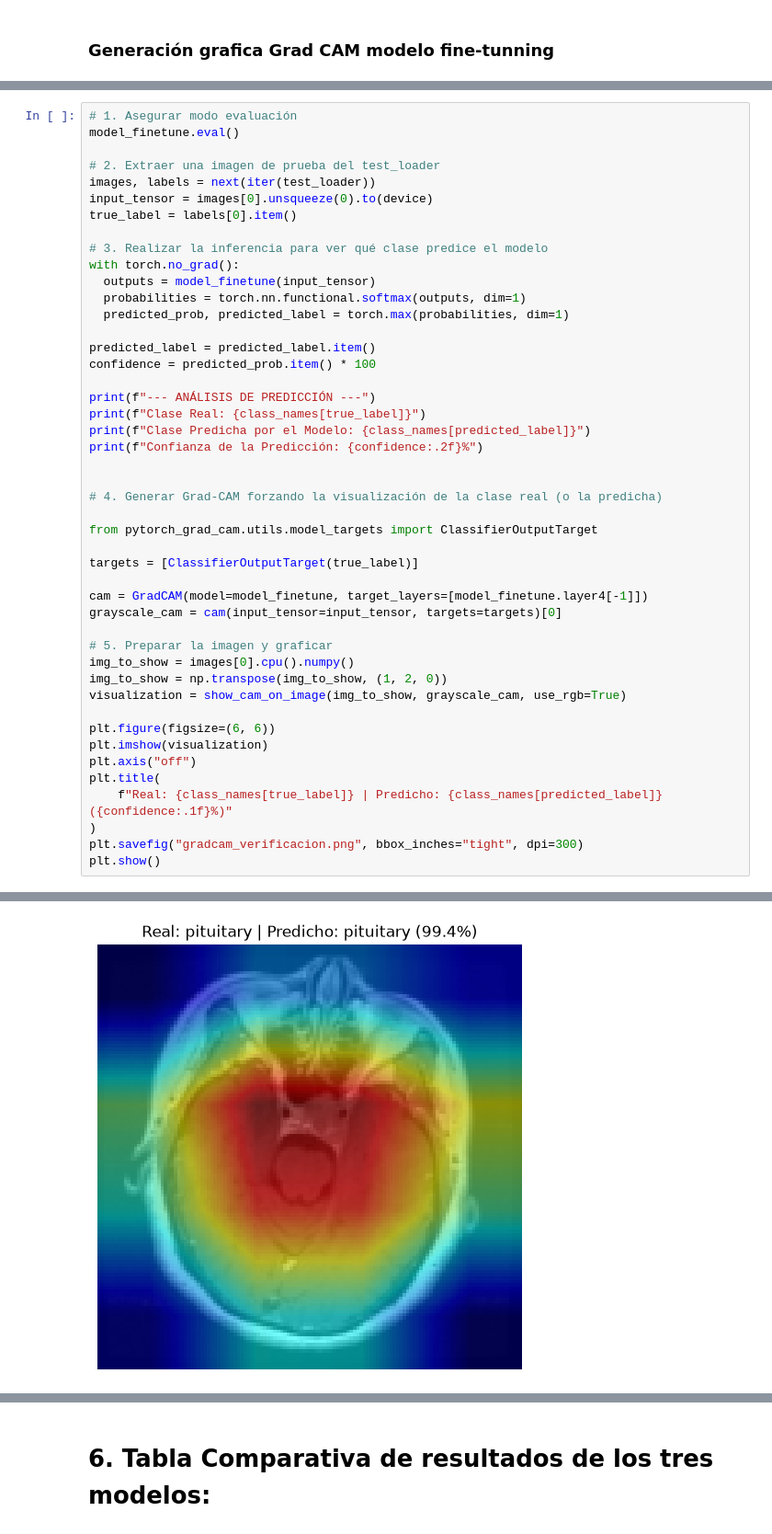
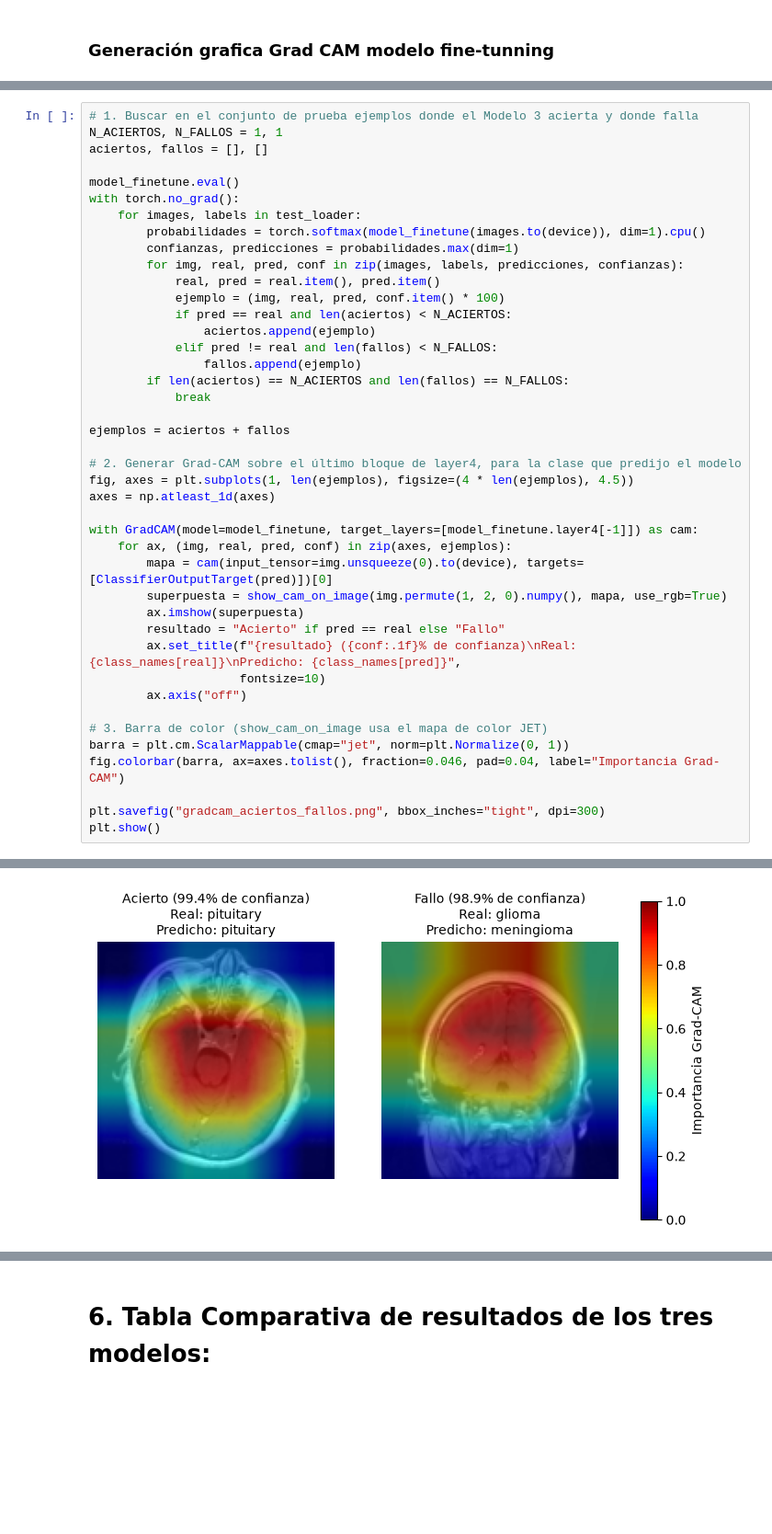
Before and after one commit to margomeza16/deep_leraning, a Jupyter notebook: MiniProyecto1.ipynb, the cells around one changed output, grey strips where cells are left out. Shown at 92% size. Cells and saved outputs as stored; diff of their text form; blank space fills up the shorter version.

Commit message:
feat: ajustes main.tex, coherencia en metodologia, correccion de valores en conclusiones, imagenes.

```diff
--- a/MiniProyecto1.ipynb
+++ b/MiniProyecto1.ipynb
@@ -974,47 +976,43 @@ weighted avg       0.96      0.96      0.96      1054
 # %%
-# 1. Asegurar modo evaluación
+# 1. Buscar en el conjunto de prueba ejemplos donde el Modelo 3 acierta y donde falla
+N_ACIERTOS, N_FALLOS = 1, 1
+aciertos, fallos = [], []
+
 model_finetune.eval()
+with torch.no_grad():
+    for images, labels in test_loader:
+        probabilidades = torch.softmax(model_finetune(images.to(device)), dim=1).cpu()
+        confianzas, predicciones = probabilidades.max(dim=1)
+        for img, real, pred, conf in zip(images, labels, predicciones, confianzas):
+            real, pred = real.item(), pred.item()
+            ejemplo = (img, real, pred, conf.item() * 100)
+            if pred == real and len(aciertos) < N_ACIERTOS:
+                aciertos.append(ejemplo)
+            elif pred != real and len(fallos) < N_FALLOS:
+                fallos.append(ejemplo)
+        if len(aciertos) == N_ACIERTOS and len(fallos) == N_FALLOS:
+            break
 
-# 2. Extraer una imagen de prueba del test_loader
-images, labels = next(iter(test_loader))
-input_tensor = images[0].unsqueeze(0).to(device)
-true_label = labels[0].item()
+ejemplos = aciertos + fallos
 
-# 3. Realizar la inferencia para ver qué clase predice el modelo
-with torch.no_grad():
-  outputs = model_finetune(input_tensor)
-  probabilities = torch.nn.functional.softmax(outputs, dim=1)
-  predicted_prob, predicted_label = torch.max(probabilities, dim=1)
+# 2. Generar Grad-CAM sobre el último bloque de layer4, para la clase que predijo el modelo
+fig, axes = plt.subplots(1, len(ejemplos), figsize=(4 * len(ejemplos), 4.5))
+axes = np.atleast_1d(axes)
 
-predicted_label = predicted_label.item()
-confidence = predicted_prob.item() * 100
+with GradCAM(model=model_finetune, target_layers=[model_finetune.layer4[-1]]) as cam:
+    for ax, (img, real, pred, conf) in zip(axes, ejemplos):
+        mapa = cam(input_tensor=img.unsqueeze(0).to(device), targets=[ClassifierOutputTarget(pred)])[0]
+        superpuesta = show_cam_on_image(img.permute(1, 2, 0).numpy(), mapa, use_rgb=True)
+        ax.imshow(superpuesta)
+        resultado = "Acierto" if pred == real else "Fallo"
+        ax.set_title(f"{resultado} ({conf:.1f}% de confianza)\nReal: {class_names[real]}\nPredicho: {class_names[pred]}",
+                     fontsize=10)
+        ax.axis("off")
 
-print(f"--- ANÁLISIS DE PREDICCIÓN ---")
-print(f"Clase Real: {class_names[true_label]}")
-print(f"Clase Predicha por el Modelo: {class_names[predicted_label]}")
-print(f"Confianza de la Predicción: {confidence:.2f}%")
+# 3. Barra de color (show_cam_on_image usa el mapa de color JET)
+barra = plt.cm.ScalarMappable(cmap="jet", norm=plt.Normalize(0, 1))
+fig.colorbar(barra, ax=axes.tolist(), fraction=0.046, pad=0.04, label="Importancia Grad-CAM")
 
-
-# 4. Generar Grad-CAM forzando la visualización de la clase real (o la predicha)
-
-from pytorch_grad_cam.utils.model_targets import ClassifierOutputTarget
-
-targets = [ClassifierOutputTarget(true_label)]
-
-cam = GradCAM(model=model_finetune, target_layers=[model_finetune.layer4[-1]])
-grayscale_cam = cam(input_tensor=input_tensor, targets=targets)[0]
-
-# 5. Preparar la imagen y graficar
-img_to_show = images[0].cpu().numpy()
-img_to_show = np.transpose(img_to_show, (1, 2, 0))
-visualization = show_cam_on_image(img_to_show, grayscale_cam, use_rgb=True)
-
-plt.figure(figsize=(6, 6))
-plt.imshow(visualization)
-plt.axis("off")
-plt.title(
-    f"Real: {class_names[true_label]} | Predicho: {class_names[predicted_label]} ({confidence:.1f}%)"
-)
-plt.savefig("gradcam_verificacion.png", bbox_inches="tight", dpi=300)
+plt.savefig("gradcam_aciertos_fallos.png", bbox_inches="tight", dpi=300)
 plt.show()
 # %% [output]
@@ -1025,3 +1019,3 @@ Confianza de la Predicción: 99.42%
-[figure, old version]
+[figure, new version]
 # %% [markdown]
 Validación de confianza con Grad-CAM:
```
Also changed, not shown: parts of 7 cells of this notebook, 2 other files.
